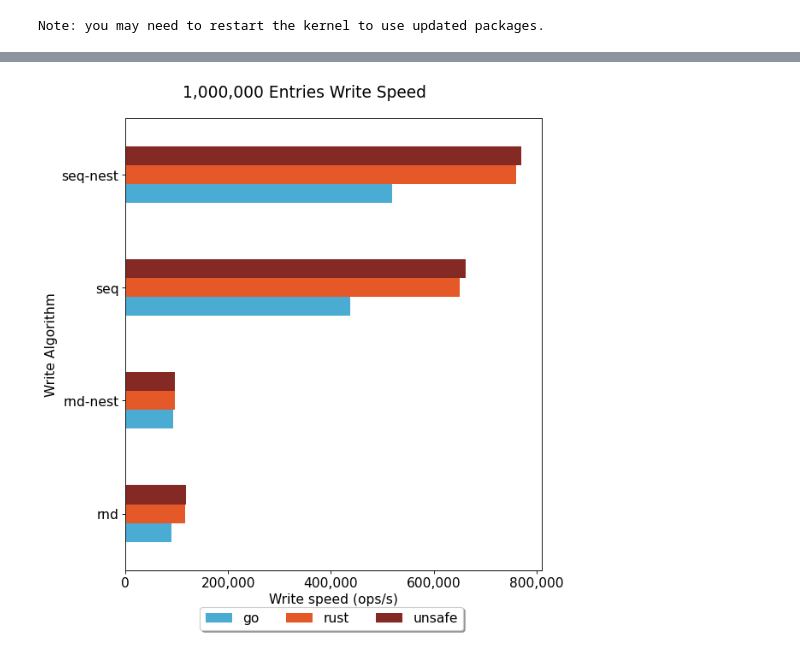
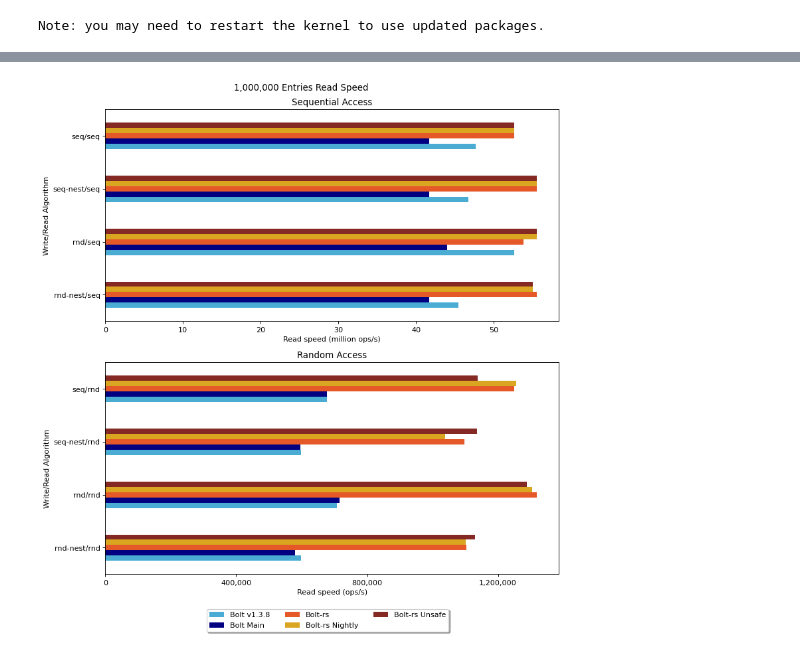
Before and after one commit to ambaxter/datascience, a Jupyter notebook: bbolt_comparison/ops_per_sec.ipynb, the cells around one changed output, grey strips where cells are left out. Cells and saved outputs as stored; diff of their text form; code cells hidden in the pictures.

```diff
--- a/bbolt_comparison/ops_per_sec.ipynb
+++ b/bbolt_comparison/ops_per_sec.ipynb
@@ -32,5 +49,5 @@ comp.head()
 # %%
-runtimes = comp[comp.runtime.isin(["release","go","unsafe"])]
+runtimes = comp[comp.runtime.isin(["go_main","go","unsafe","release","nightly"])]
 
 c100k = runtimes[runtimes['count']==100000]
 c1m = runtimes[runtimes['count']==1000000]
@@ -422,14 +270,0 @@ plt.show()
-# %%
-d = pd.DataFrame()
-
-for write_alg in set(c100k['write_alg']):
-    g=c100k[c100k['write_alg']==write_alg].groupby(["read_alg","runtime","batch"])["read_ops/s"].mean()
-    dr = pd.DataFrame()
-    for read_alg in set(c100k['read_alg']):
-        r=g[read_alg]
-        maxed=r['go'].idxmax()
-        print(maxed)
-        s = pd.Series([r['release'][maxed],r['go'][maxed]], index=['release','go'])
-        dr[read_alg]=s
-    print(write_alg)
-    print(dr)
@@ -540,43 +271,73 @@ plt.show()
 # %%
 alg = list()
 batch_size = list()
+go = list()
+go_main = list()
 release = list()
-go = list()
 unsafe = list()
+nightly = list()
+imp = list()
 
-for write_alg in set(c1m['write_alg']):
-    g=c1m[c1m['write_alg']==write_alg].groupby(["runtime","batch"])["write_ops/s"].mean()
-    maxed=g['go'].idxmax()
-    alg.append(write_alg)
-    batch_size.append(maxed)
-    release.append(g['release'][maxed])
-    go.append(g['go'][maxed])
-    unsafe.append(g['unsafe'][maxed])
+for write_alg in pd.unique(c1m['write_alg']):
+    for read_alg in pd.unique(c1m['read_alg']):
+        g=c1m[c1m['write_alg']==write_alg].groupby(["read_alg","runtime","batch"])["read_ops/s"].mean()
+        r = maxed=g[read_alg]
+        maxed=r['go'].idxmax()
+        alg.append(write_alg + '/' + read_alg)
+        batch_size.append(maxed)
+        release.append(r['release'][maxed])
+        go.append(r['go'][maxed])
+        go_main.append(r['go_main'][maxed])
+        unsafe.append(r['unsafe'][maxed])
+        nightly.append(r['nightly'][maxed])
+        imp.append((r['release'][maxed]/r['go'][maxed])-1)
 
 d = {
-    'write_alg': alg,
+    'alg': alg,
     'go': go,
-    'rust': release,
-    'unsafe': unsafe
+    'go_main': go_main,
+    'release': release,
+    'nightly': nightly,
+    'unsafe': unsafe,
 }
 
-df=pd.DataFrame(data=d)
-df.sort_values('write_alg',inplace=True)
-fig = plt.figure(figsize=(8,8), dpi=80)
-fig.suptitle('1,000,000 Entries Write Speed')
-ax = fig.add_subplot(111)
-df.plot.barh(x='write_alg',color=BAR_COLORS,ax=ax)
+i = {
+    'alg': alg,
+    'batch': batch,
+    'release': release,
+    'go': go,
+    'imp': imp
+}
+
+idf=pd.DataFrame(data=i)
+print(idf[idf['alg'].str.endswith('seq')].round(2))
+print(idf[idf['alg'].str.endswith('rnd')].round(2))
+
+pd_rnd=pd.DataFrame(data=d)
+pd_rnd.sort_values('alg',inplace=True)
+fig = plt.figure(figsize=(10,10), dpi=80)
+fig.suptitle('1,000,000 Entries Read Speed')
+ax = fig.add_subplot(212)
+pd_rnd[pd_rnd['alg'].str.endswith('rnd')].plot(kind='barh',x='alg',color=BAR_COLORS,ax=ax)
 ax.xaxis.set_major_formatter(ticks_comma)
-ax.set_xlabel('Write speed (ops/s)')
-ax.set_xticks([0,200000,400000,600000,800000])
-ax.set_ylabel('Write Algorithm')
+ax.set_title('Random Access')
+ax.set_xlabel('Read speed (ops/s)')
+ax.set_xticks([0,400000,800000,1200000])
+ax.set_ylabel('Write/Read Algorithm')
+ax.get_legend().remove()
+ax = fig.add_subplot(211)
+pd_rnd[pd_rnd['alg'].str.endswith('seq')].plot(kind='barh',x='alg',color=BAR_COLORS,ax=ax)
+ax.xaxis.set_major_formatter(ticks_million)
+ax.set_title('Sequential Access')
+ax.set_xlabel('Read speed (million ops/s)')
+ax.set_ylabel('Write/Read Algorithm')
 ax.get_legend().remove()
 lines = []
 labels = []
 Line, Label = ax.get_legend_handles_labels()
 lines.extend(Line)
-labels.extend(Label)
-fig.legend(lines,labels,loc='lower center', bbox_to_anchor=(0.55, -0.03), fancybox=True, shadow=True, ncols=3)
+labels.extend([legends[x] for x in Label])
+fig.legend(lines,labels,loc='lower center', bbox_to_anchor=(0.55, -0.06), fancybox=True, shadow=True, ncols=3)
 fig.tight_layout()
 plt.show()
 # %% [output]
@@ -583 +354 @@ plt.show()
-[figure, old version]
+[figure, new version]
```
Also changed, not shown: parts of 28 cells of this notebook, 1 other file.
